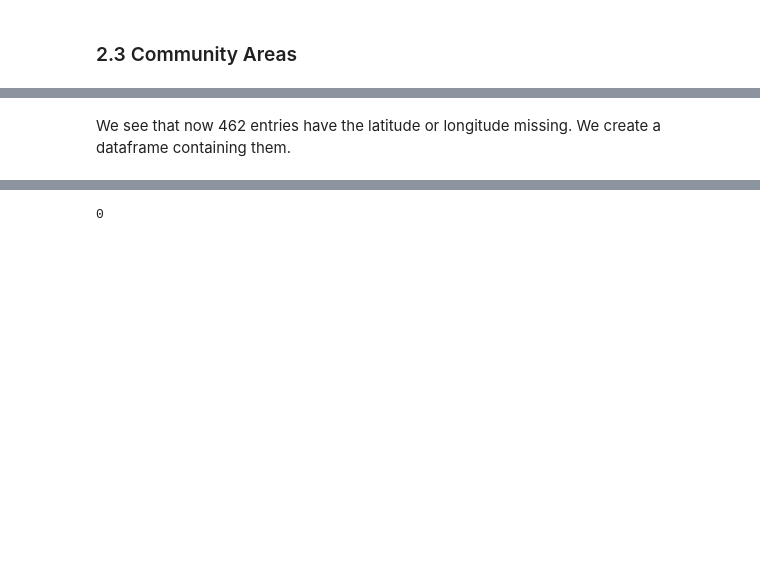
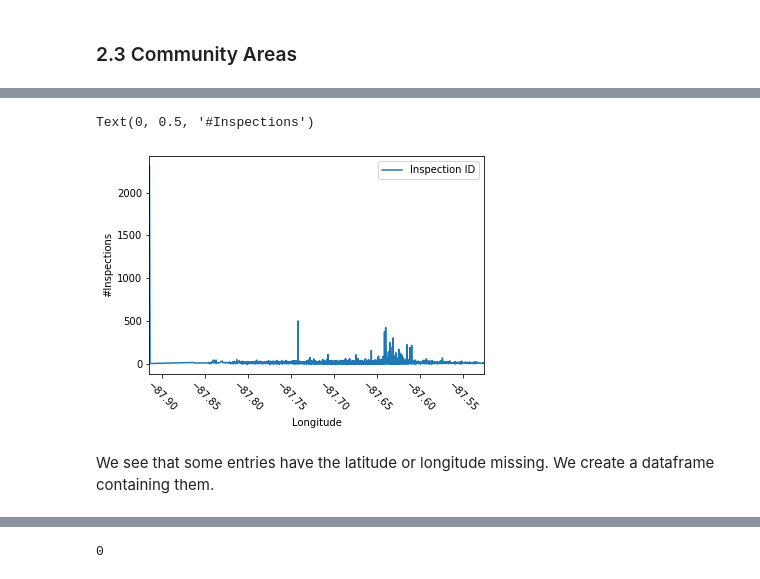
Before and after one commit to clairebilat/ada-2019-project-lost-and-found, a Jupyter notebook: Milestone-3-Claire.ipynb, the cells around one changed output, grey strips where cells are left out. Drawn from its saved outputs; the diff is of its cells as text; code cells hidden in the pictures; blank space fills up the shorter version.

```diff
--- a/Milestone-3-Claire.ipynb
+++ b/Milestone-3-Claire.ipynb
@@ -626,5 +604,15 @@ dtype: int64
+# %%
+def inspection_per_longitude(dblp):
+    return dblp[['Longitude', 'Inspection ID']].groupby('Longitude').count()
+
+ax = inspection_per_longitude(eat_seat).plot(rot=-45)
+ax.set_xlabel('Longitude')
+ax.set_ylabel('#Inspections')
+# %% [output]
+Text(0, 0.5, '#Inspections')
+[figure, added]
 # %% [markdown]
-We see that now 462 entries have the latitude or longitude missing. We create a dataframe containing them.
+We see that some entries have the latitude or longitude missing. We create a dataframe containing them.
 # %%
 #movies[(movies.duration >= 200) & (movies.genre == 'Drama')]
 
```
Also changed, not shown: parts of 30 cells of this notebook.
